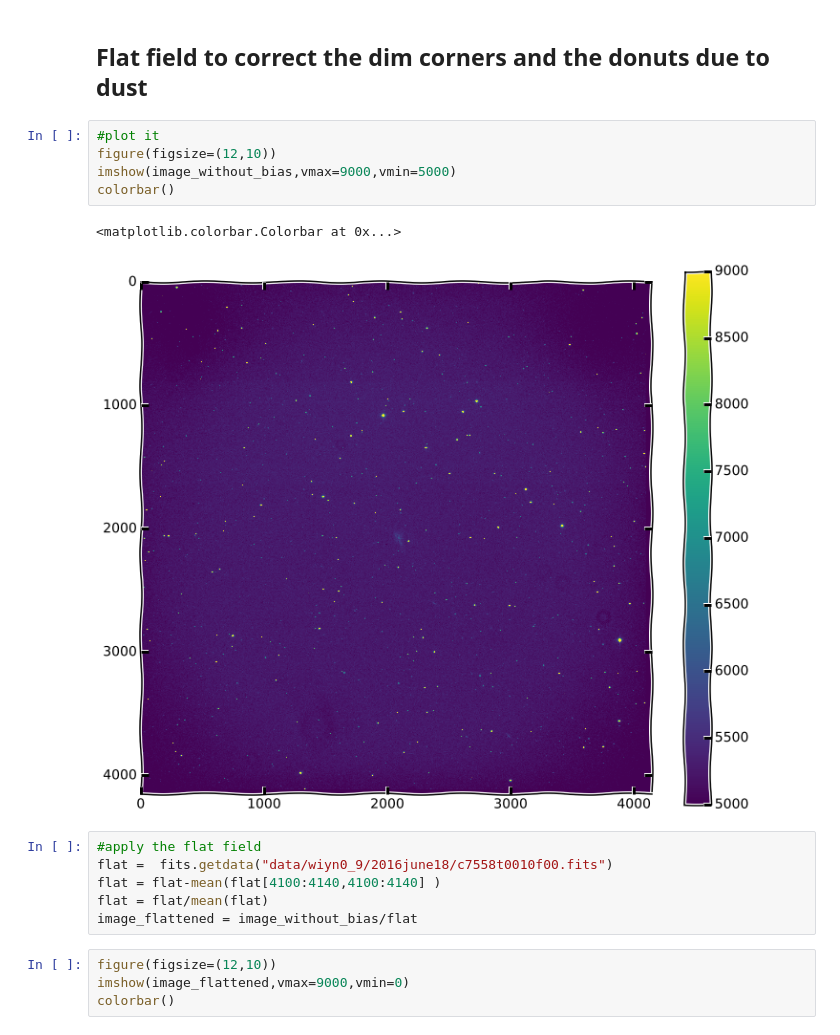
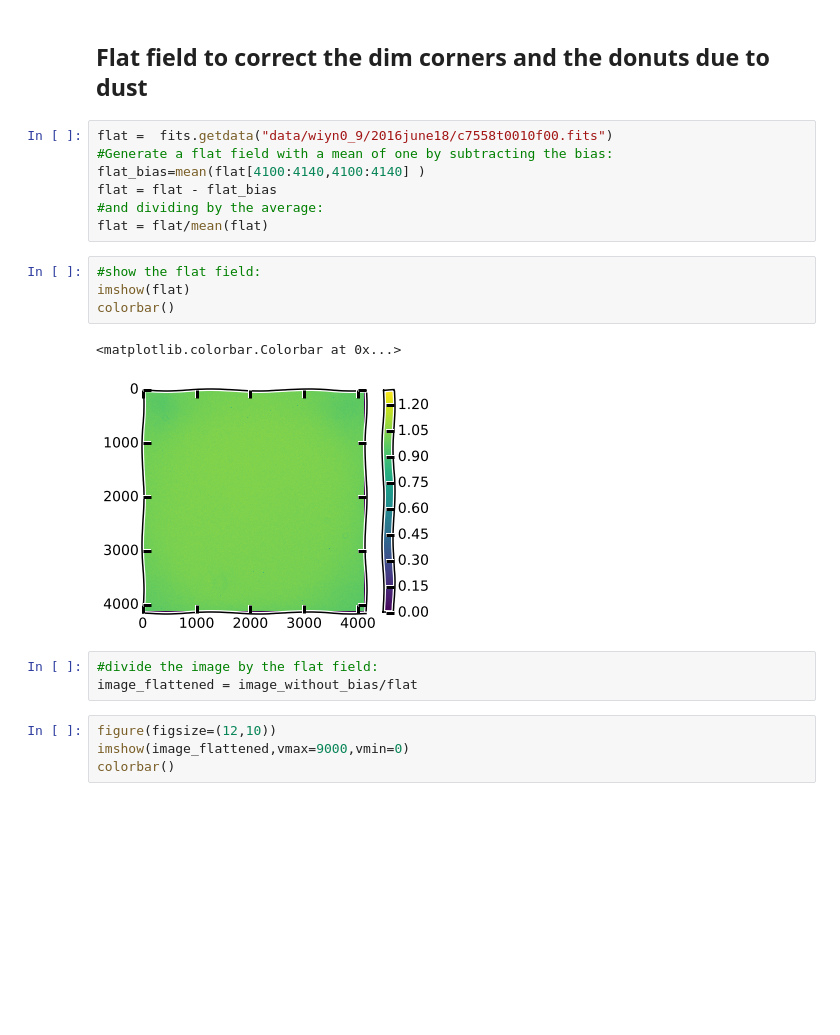
Before and after one commit to douglase/astronomy_camp_tutorials, a Jupyter notebook: Basics of Python and Data Reduction.ipynb, the cells around one changed output. Saved outputs shown, nothing was run; the diff lists cells and outputs as text; blank space fills up the shorter version.

```diff
--- a/Basics of Python and Data Reduction.ipynb
+++ b/Basics of Python and Data Reduction.ipynb
@@ -111,19 +127,22 @@ image_without_bias = image - mean_bias
 # %% [markdown]
 ## Flat field to correct the dim corners and the donuts due to dust
-# %%
-#plot it
-figure(figsize=(12,10))
-imshow(image_without_bias,vmax=9000,vmin=5000)
-colorbar()
-# %% [output]
-<matplotlib.colorbar.Colorbar at 0x...>
-[figure, removed]
 # %%
-#apply the flat field
 flat =  fits.getdata("data/wiyn0_9/2016june18/c7558t0010f00.fits")
-flat = flat-mean(flat[4100:4140,4100:4140] )
+#Generate a flat field with a mean of one by subtracting the bias:
+flat_bias=mean(flat[4100:4140,4100:4140] )
+flat = flat - flat_bias
+#and dividing by the average:
 flat = flat/mean(flat)
-image_flattened = image_without_bias/flat
+# %%
+#show the flat field:
+imshow(flat)
+colorbar()
+# %% [output]
+<matplotlib.colorbar.Colorbar at 0x...>
+[figure, added]
+# %%
+#divide the image by the flat field:
+image_flattened = image_without_bias/flat
 # %%
 figure(figsize=(12,10))
 imshow(image_flattened,vmax=9000,vmin=0)
```
Also changed, not shown: parts of 9 cells of this notebook, 1 other file.
